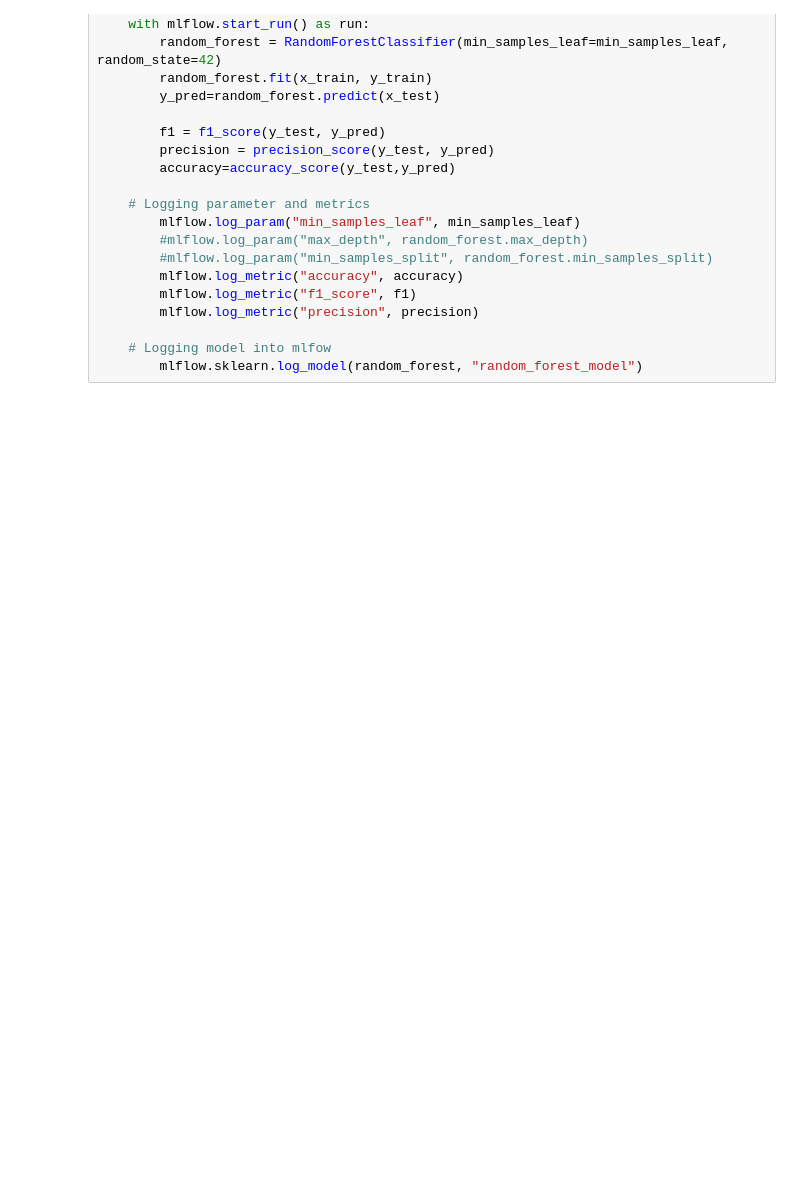
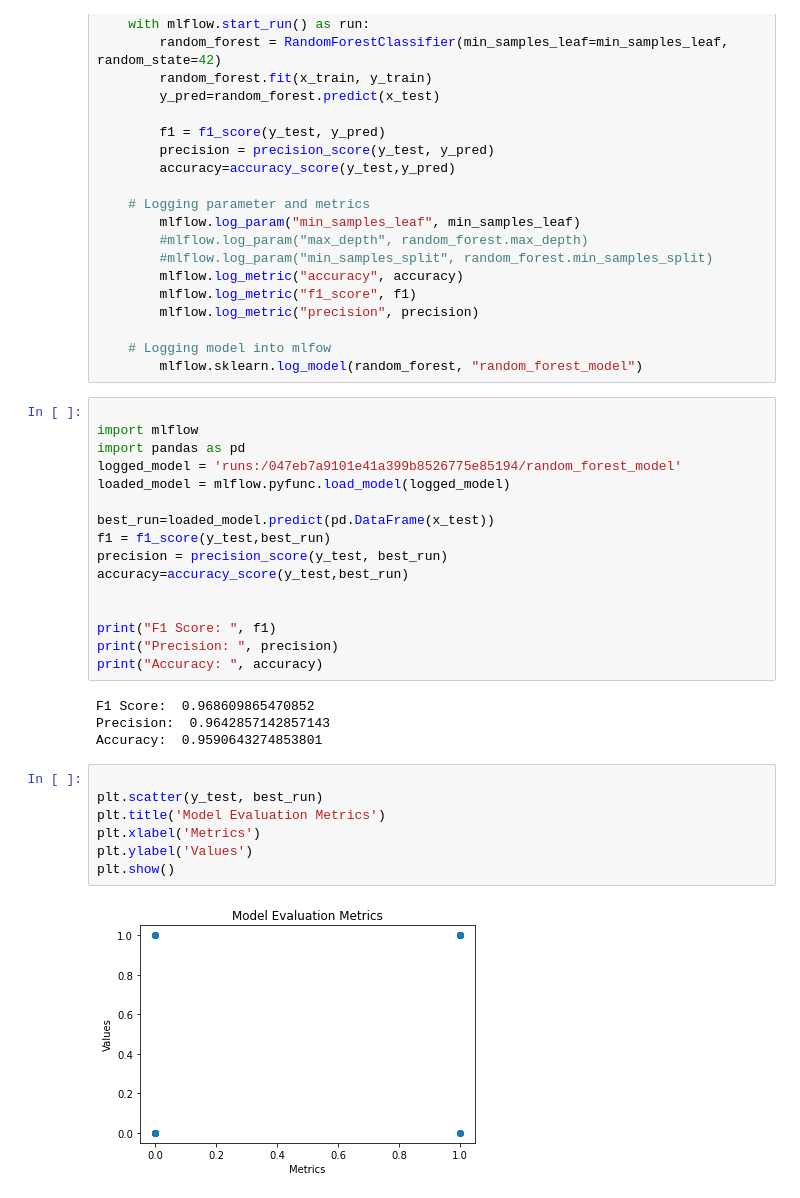
Before and after one commit to aliaab1/Assignment_Data_Exploration, a Jupyter notebook: breast_cancer_prediction.ipynb, the cells around one changed output. Saved outputs shown, nothing was run; the diff lists cells and outputs as text; blank space fills up the shorter version.

```diff
--- a/breast_cancer_prediction.ipynb
+++ b/breast_cancer_prediction.ipynb
@@ -229,3 +229,32 @@ for min_samples_leaf in [20, 50, 100]:
 
     # Logging model into mlfow
         mlflow.sklearn.log_model(random_forest, "random_forest_model")
+# %%
+
+import mlflow
+import pandas as pd
+logged_model = 'runs:/047eb7a9101e41a399b8526775e85194/random_forest_model'
+loaded_model = mlflow.pyfunc.load_model(logged_model)
+
+best_run=loaded_model.predict(pd.DataFrame(x_test))
+f1 = f1_score(y_test,best_run)
+precision = precision_score(y_test, best_run)
+accuracy=accuracy_score(y_test,best_run)
+
+
+print("F1 Score: ", f1)
+print("Precision: ", precision)
+print("Accuracy: ", accuracy)
+# %% [output]
+F1 Score:  0.968609865470852
+Precision:  0.9642857142857143
+Accuracy:  0.9590643274853801
+# %%
+
+plt.scatter(y_test, best_run)
+plt.title('Model Evaluation Metrics')
+plt.xlabel('Metrics')
+plt.ylabel('Values')
+plt.show()
+# %% [output]
+[figure, added]
```
Also changed, not shown: parts of 3 cells of this notebook, 41 other files.
